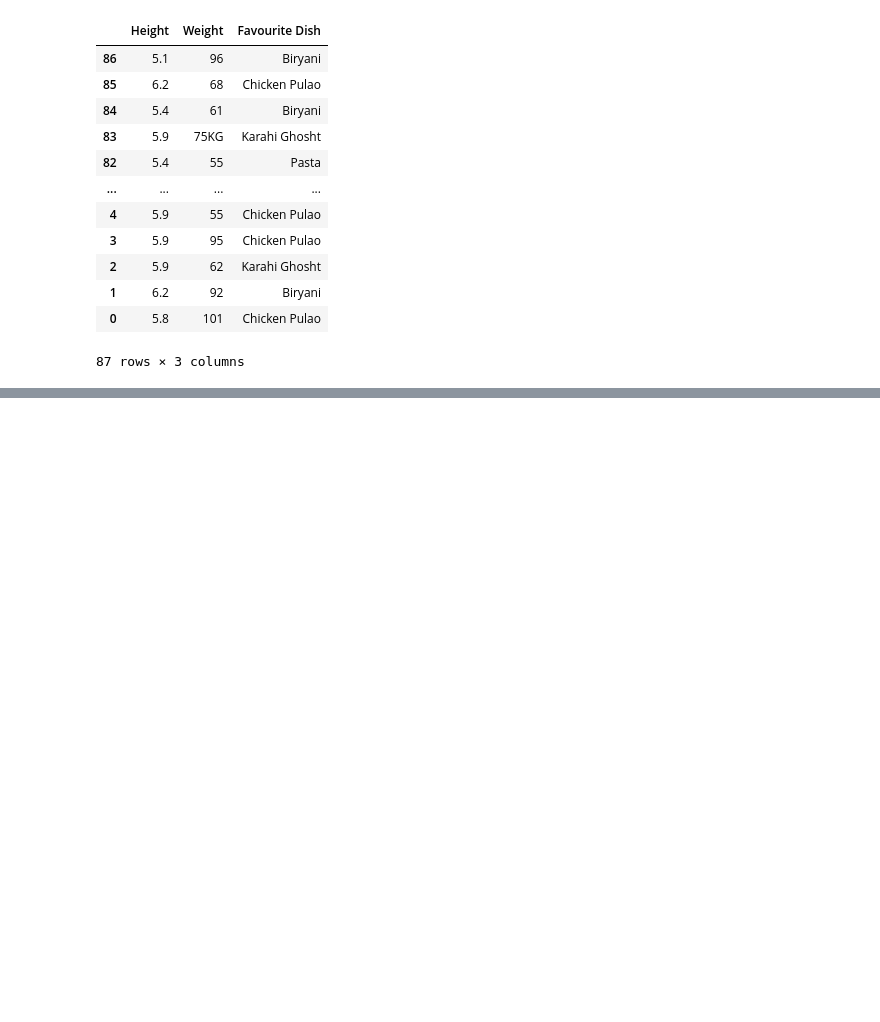
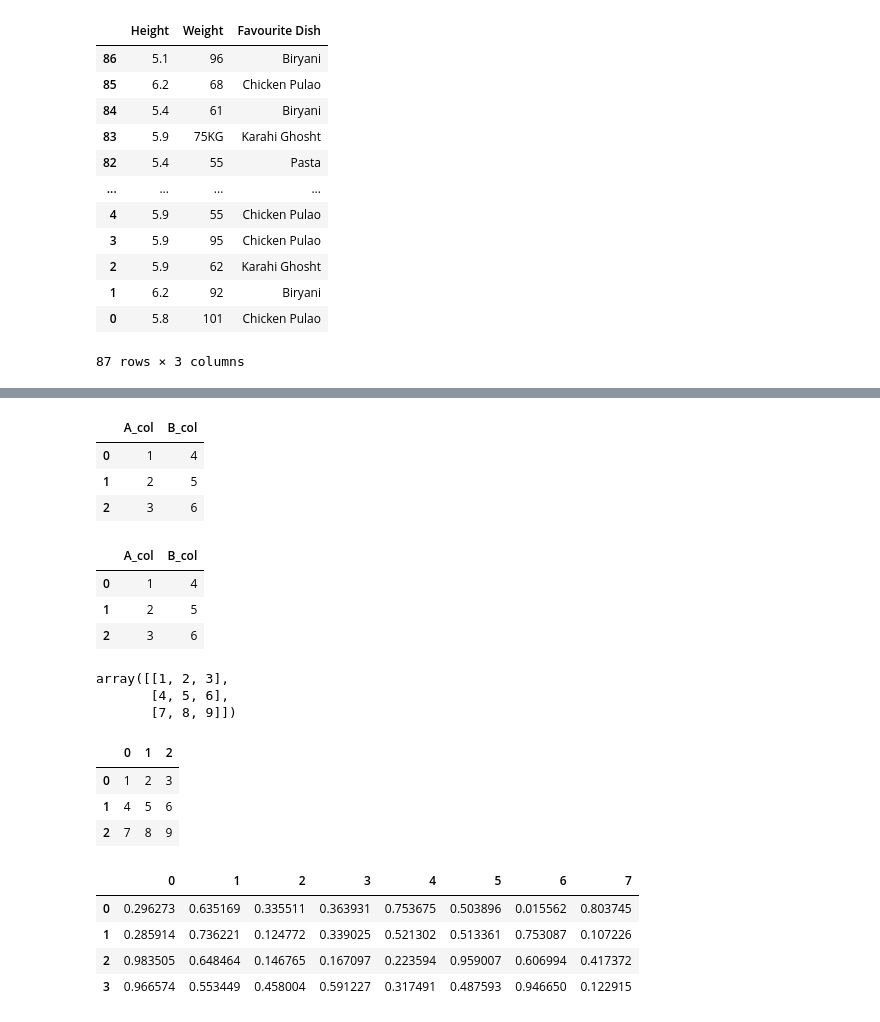
Before and after one commit to Syeda-Eman/40-days-of-Python, a Jupyter notebook: Day_7.ipynb, the cells around one changed output, grey strips where cells are left out. Cells and saved outputs as stored; diff of their text form; code cells hidden in the pictures; blank space fills up the shorter version.

```diff
--- a/Day_7.ipynb
+++ b/Day_7.ipynb
@@ -130,0 +158,8 @@ df.sort_index(ascending=False)
+# %%
+# making a data frame
+pd.DataFrame({'A_col':[1,2,3], 'B_col': [4,5,6]})
+# %% [output]
+|  | A_col | B_col |
+| 0 | 1 | 4 |
+| 1 | 2 | 5 |
+| 2 | 3 | 6 |
@@ -130,0 +169,33 @@ df.sort_index(ascending=False)
+# %%
+df.head()
+# %% [output]
+|  | A_col | B_col |
+| 0 | 1 | 4 |
+| 1 | 2 | 5 |
+| 2 | 3 | 6 |
+# %%
+# numpy array use to create dataframe
+import numpy as np
+arr = np.array([[1,2,3], [4,5,6], [7,8,9]])
+arr
+# %% [output]
+array([[1, 2, 3],
+       [4, 5, 6],
+       [7, 8, 9]])
+# %%
+#converting array to data frame
+pd.DataFrame(arr)
+# %% [output]
+|  | 0 | 1 | 2 |
+| 0 | 1 | 2 | 3 |
+| 1 | 4 | 5 | 6 |
+| 2 | 7 | 8 | 9 |
+# %%
+#numpy array random dataframe
+pd.DataFrame(np.random.rand(4,8))
+# %% [output]
+|  | 0 | 1 | 2 | 3 | 4 | 5 | 6 | 7 |
+| 0 | 0.296273 | 0.635169 | 0.335511 | 0.363931 | 0.753675 | 0.503896 | 0.015562 | 0.803745 |
+| 1 | 0.285914 | 0.736221 | 0.124772 | 0.339025 | 0.521302 | 0.513361 | 0.753087 | 0.107226 |
+| 2 | 0.983505 | 0.648464 | 0.146765 | 0.167097 | 0.223594 | 0.959007 | 0.606994 | 0.417372 |
+| 3 | 0.966574 | 0.553449 | 0.458004 | 0.591227 | 0.317491 | 0.487593 | 0.946650 | 0.122915 |
```
Also changed, not shown: parts of 7 cells of this notebook.
